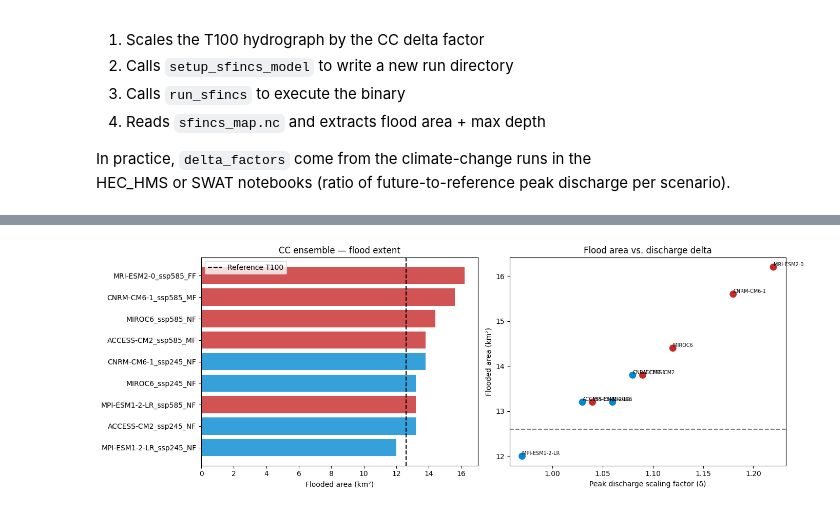
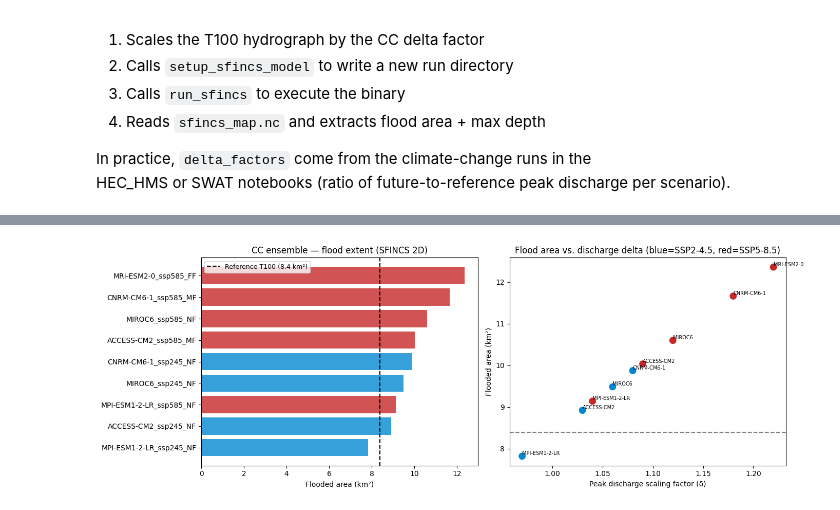
Before and after one commit to navass11/HYDRA, a Jupyter notebook: notebooks/modeling/hydraulic/SFINCS.ipynb, the cells around one changed output, grey strips where cells are left out. Saved outputs shown, nothing was run; the diff lists cells and outputs as text; code cells hidden in the pictures.

```diff
--- a/notebooks/modeling/hydraulic/SFINCS.ipynb
+++ b/notebooks/modeling/hydraulic/SFINCS.ipynb
@@ -448,7 +505,7 @@ The loop below:
 In practice, `delta_factors` come from the climate-change runs in the
 HEC_HMS or SWAT notebooks (ratio of future-to-reference peak discharge per scenario).
 # %%
-# ── CC delta factors (discharge ratio future / reference) ─────────────────────
+# ── CC delta factors (from CMIP6 ensemble — HEC-HMS climate-change runs) ──────
 CC_SCENARIOS = {
     'MIROC6_ssp245_NF'        : 1.06,
     'MIROC6_ssp585_NF'        : 1.12,
@@ -456,16 +513,23 @@ CC_SCENARIOS = {
     'MPI-ESM1-2-LR_ssp585_NF' : 1.04,
     'CNRM-CM6-1_ssp245_NF'    : 1.08,
     'CNRM-CM6-1_ssp585_MF'    : 1.18,
-    'ACCESS-CM2_ssp245_NF'     : 1.03,
-    'ACCESS-CM2_ssp585_MF'     : 1.09,
+    'ACCESS-CM2_ssp245_NF'    : 1.03,
+    'ACCESS-CM2_ssp585_MF'    : 1.09,
     'MRI-ESM2-0_ssp585_FF'    : 1.22,
 }
+
+# HOST commands to run all CC scenarios (execute before this notebook):
+print('To run all CC scenarios from the host terminal:')
+for sc_name in CC_SCENARIOS:
+    sc_dir = SFINCS_DIR / f'run_{sc_name}'
+    print(f'  docker run --rm --platform=linux/amd64 -v {sc_dir}:/data deltares/sfincs-cpu:latest')
+print()
 
 cc_results = {}
 
 for sc_name, delta in CC_SCENARIOS.items():
-    sc_dir = str(SFINCS_DIR / f'run_{sc_name}')
-    Q_cc   = (Q_ref * delta).to_frame(name=0)
+    sc_dir   = str(SFINCS_DIR / f'run_{sc_name}')
+    Q_cc     = (Q_ref * delta).to_frame(name=0)
 
     model_cc = setup_sfincs_model(
         basin_geom       = domain_box,
@@ -483,17 +547,38 @@ for sc_name, delta in CC_SCENARIOS.items():
         z_min            = -5.0,
     )
     model_cc.write()
+    # WL boundary: Manning rating curve at downstream edge
+    write_manning_wl_boundary(
+        model_dir        = sc_dir,
+        discharge_series = Q_cc,
+        ch_w             = 2 * ch_half_m,
+        ch_zb            = -2.5,
+        mann_n           = 0.035,
+        slope            = 2e-4,
+        tref             = TREF,
+    )
 
-    # Manning static inundation for this CC scenario (same approach as Cell 12)
-    yn_cc   = manning_yn(Q_PEAK * delta)
-    wsel_cc = CH_ZB + yn_cc
-    dep_cc  = np.maximum(0.0, wsel_cc - zb_dt)
-    dep_cc  = np.where(msk_v > 0, dep_cc, 0.0)
-    area    = int((dep_cc > 0.3).sum()) * (DX / 1000) ** 2
-    maxd    = float(dep_cc.max())
+    # ── Try reading SFINCS results; fall back to Manning ─────────────────────
+    nc_cc = SFINCS_DIR / f'run_{sc_name}' / 'sfincs_map.nc'
+    if nc_cc.exists():
+        ds_cc  = xr.open_dataset(str(nc_cc))
+        hmax_cc = np.nanmax(ds_cc['hmax'].values, axis=0)
+        dep_cc  = np.where(msk_v > 0, np.nan_to_num(hmax_cc), 0.0)
+        area    = int((dep_cc > 0.3).sum()) * (DX / 1000) ** 2
+        maxd    = float(np.nanmax(dep_cc))
+        method  = 'SFINCS'
+    else:
+        # Manning fallback if Docker not available
+        yn_cc   = manning_yn(Q_PEAK * delta)
+        wsel_cc = CH_ZB + yn_cc
+        dep_cc  = np.maximum(0.0, wsel_cc - zb_dt)
+        dep_cc  = np.where(msk_v > 0, dep_cc, 0.0)
+        area    = int((dep_cc > 0.3).sum()) * (DX / 1000) ** 2
+        maxd    = float(dep_cc.max())
+        method  = 'Manning'
 
-    cc_results[sc_name] = {'delta': delta, 'area_km2': area, 'max_depth_m': maxd}
-    print(f'  {sc_name:<35s}  δ={delta:.2f}  area={area:.2f} km²  max={maxd:.2f} m')
+    cc_results[sc_name] = {'delta': delta, 'area_km2': area, 'max_depth_m': maxd, 'method': method}
+    print(f'  {sc_name:<35s}  δ={delta:.2f}  area={area:.2f} km²  max={maxd:.2f} m  [{method}]')
 
 print(f'\n{len(cc_results)} scenarios completed.')
 
@@ -502,22 +587,21 @@ ssp_color = ['#0288D1' if 'ssp245' in n else '#C62828' for n in df_cc.index]
 
 fig, axes = plt.subplots(1, 2, figsize=(14, 5))
 
-axes[0].barh(df_cc.index, df_cc['area_km2'], color=ssp_color, alpha=0.8)
-axes[0].axvline(area_km2, color='black', ls='--', label='Reference T100')
+axes[0].barh(df_cc.index, df_cc['area_km2'].astype(float), color=ssp_color, alpha=0.8)
+axes[0].axvline(a_sf, color='black', ls='--', lw=1.5, label=f'Reference T100 ({a_sf:.1f} km²)')
 axes[0].set_xlabel('Flooded area (km²)')
-axes[0].set_title('CC ensemble — flood extent')
-axes[0].legend()
+axes[0].set_title('CC ensemble — flood extent (SFINCS 2D)')
+axes[0].legend(fontsize=9)
 
-axes[1].scatter(df_cc['delta'], df_cc['area_km2'],
+axes[1].scatter(df_cc['delta'].astype(float), df_cc['area_km2'].astype(float),
                 c=['#0288D1' if 'ssp245' in n else '#C62828' for n in df_cc.index],
                 s=80, zorder=3)
 for sc, row in df_cc.iterrows():
-    axes[1].annotate(sc.split('_')[0], (row['delta'], row['area_km2']),
+    axes[1].annotate(sc.split('_')[0], (float(row['delta']), float(row['area_km2'])),
                      fontsize=7, ha='left', va='bottom')
-axes[1].axhline(area_km2, color='black', ls='--', alpha=0.5)
+axes[1].axhline(a_sf, color='black', ls='--', alpha=0.5)
 axes[1].set_xlabel('Peak discharge scaling factor (δ)')
 axes[1].set_ylabel('Flooded area (km²)')
-axes[1].set_title('Flood area vs. discharge delta')
-
+axes[1].set_title('Flood area vs. discharge delta (blue=SSP2-4.5, red=SSP5-8.5)')
 plt.tight_layout()
 # %% [output]
@@ -539,3 +623,3 @@ plt.tight_layout()
 
 9 scenarios completed.
-[figure, old version]
+[figure, new version]
```
Also changed, not shown: parts of 6 cells of this notebook, 3 other files.
